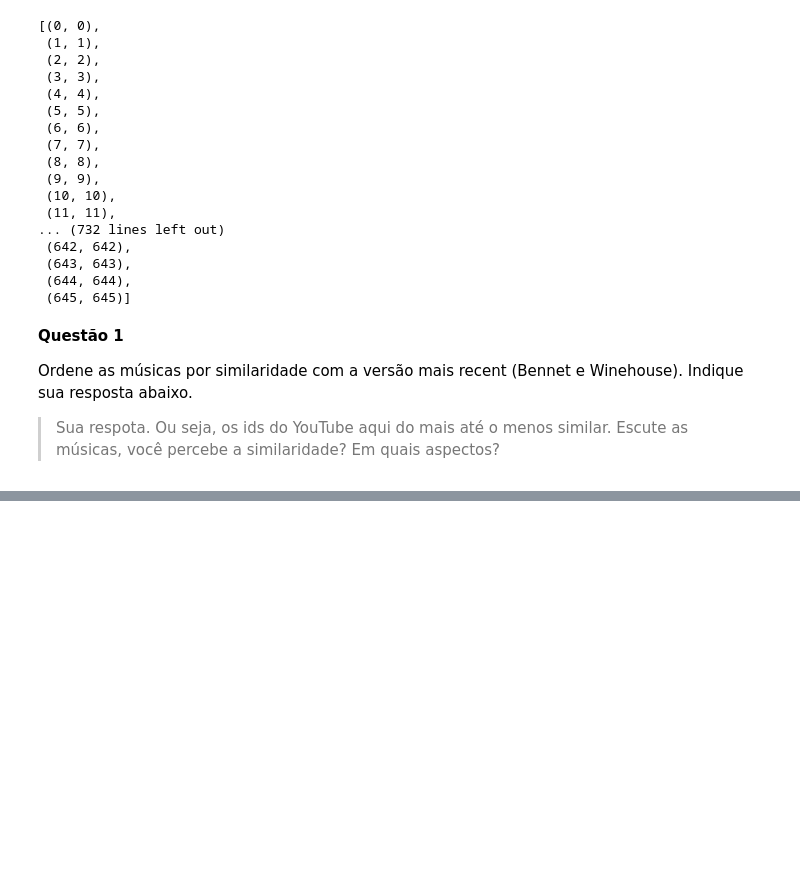
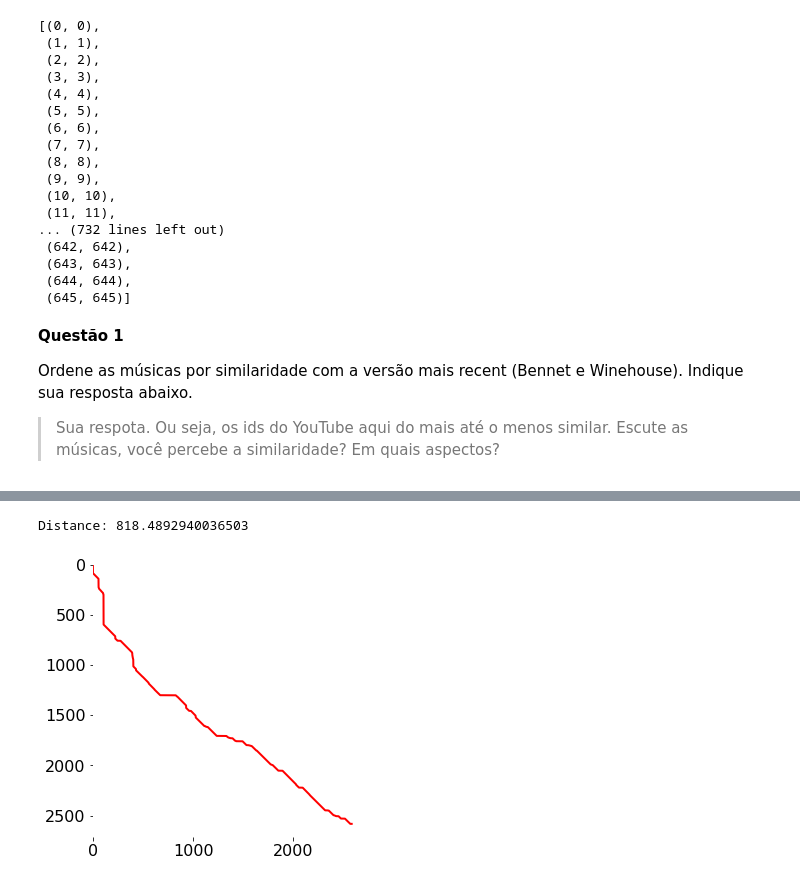
Before and after one commit to felipecadar/LabsMIR, a Jupyter notebook: Lab04/lab04.ipynb, the cells around one changed output, grey strips where cells are left out. Cells and saved outputs as stored; diff of their text form; code cells hidden in the pictures; blank space fills up the shorter version.

```diff
--- a/Lab04/lab04.ipynb
+++ b/Lab04/lab04.ipynb
@@ -400,0 +474,6 @@ Plote o caminho de sincronização da música mais e menos similar. Isto é, no
+# %%
+print("Distance:", d_w)
+plot_dtw_table(np.zeros(worse[-1]), worse)
+# %% [output]
+Distance: 818.4892940036503
+[figure, added]
```
Also changed, not shown: parts of 10 cells of this notebook, 1 other file.
